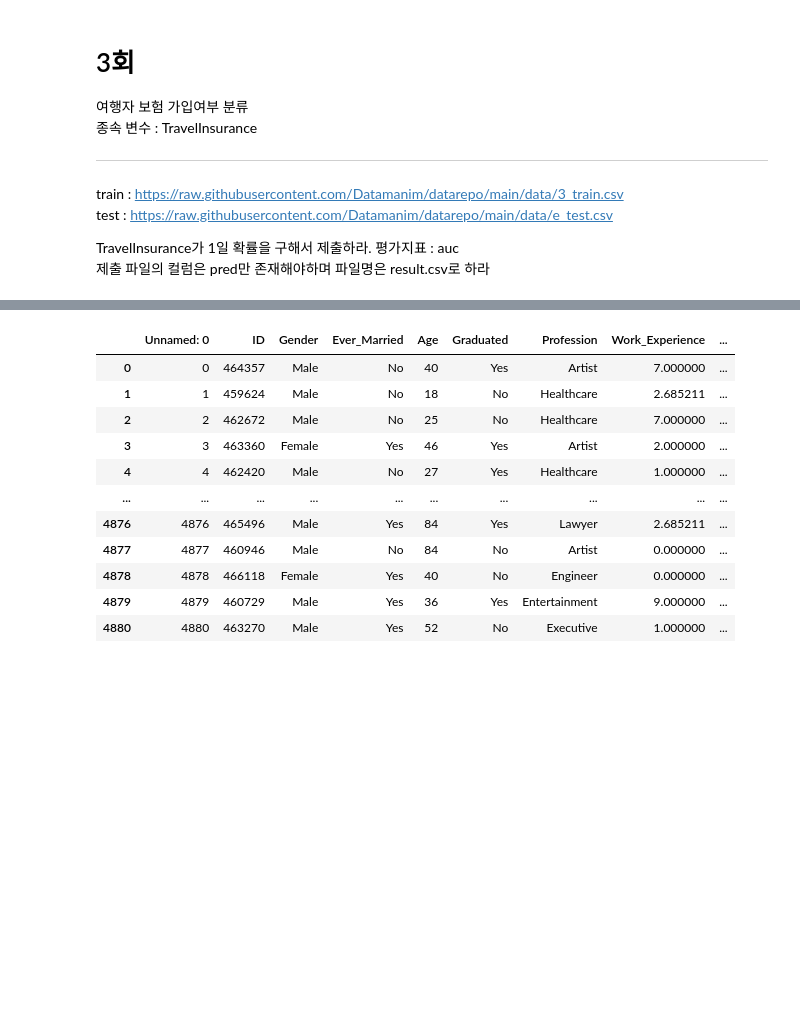
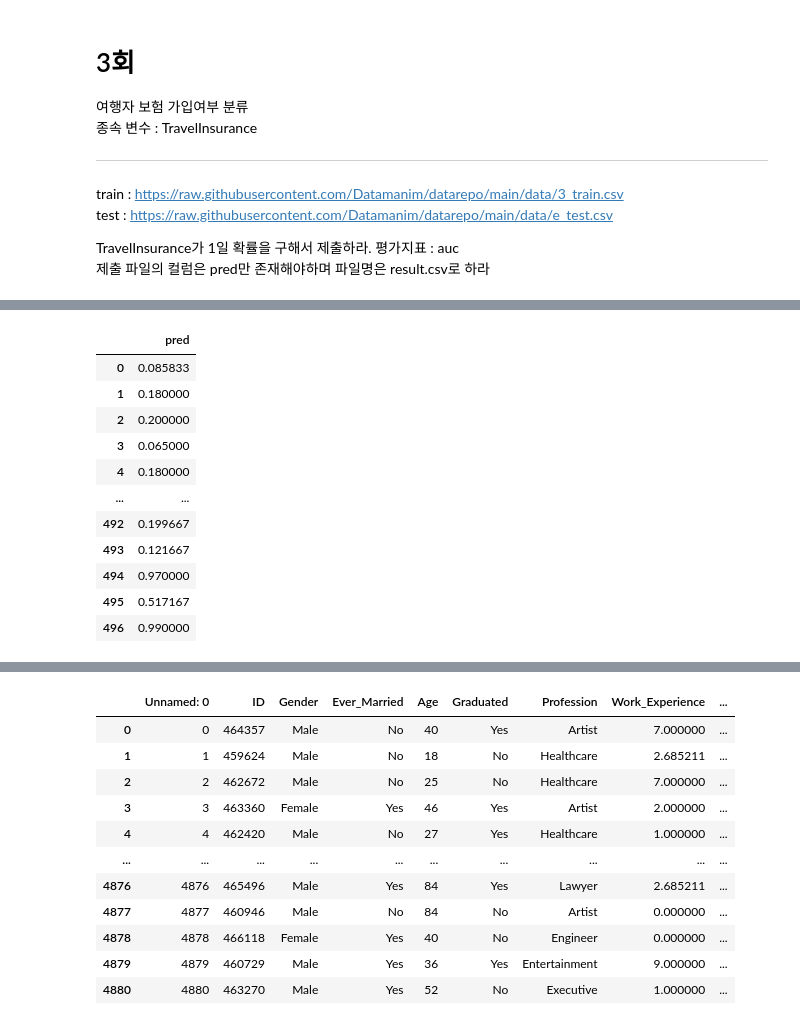
Before and after one commit to hyeonnnho/Big-Data-Analysis-Professional, a Jupyter notebook: 강의/2유형_example.ipynb, the cells around one changed output, grey strips where cells are left out. Saved outputs shown, nothing was run; the diff lists cells and outputs as text; code cells hidden in the pictures; blank space fills up the shorter version.

```diff
--- a/강의/2유형_example.ipynb
+++ b/강의/2유형_example.ipynb
@@ -138,3 +357,76 @@ display(test)
 | 495 | 495 | 1976 | 32 | Government Sector | Yes | 900000 | 6 | ... |
 | 496 | 496 | 1982 | 33 | Private Sector/Self Employed | Yes | 1500000 | 4 | ... |
 497 rows × 10 columns
+# %%
+train = pd.read_csv('https://raw.githubusercontent.com/Datamanim/datarepo/main/data/3_train.csv')
+test = pd.read_csv('https://raw.githubusercontent.com/Datamanim/datarepo/main/data/3_test.csv')
+
+train_pre = train.copy()
+train_pre = train_pre.drop(columns=['ID', 'Unnamed: 0'])
+# 결측치 처리
+train_pre['FamilyMembers'] = train_pre['FamilyMembers'].fillna(train_pre['FamilyMembers'].value_counts().values[0])
+
+# train_pre.select_dtypes(exclude=object)
+# train_pre['EverTravelledAbroad'].value_counts()
+# 범주형 Employment Type	GraduateOrNot	FrequentFlyer	EverTravelledAbroad
+# 수치형 Age	AnnualIncome	FamilyMembers	ChronicDiseases	(TravelInsurance)
+
+# 범주형 처리 - 라벨인코딩
+from sklearn.preprocessing import LabelEncoder
+le_EmploymentType = LabelEncoder()
+le_GraduateOrNot = LabelEncoder()
+le_FrequentFlyer = LabelEncoder()
+le_EverTravelledAbroad = LabelEncoder()
+train_pre['Employment Type'] = le_EmploymentType.fit_transform(train_pre['Employment Type'])
+train_pre['GraduateOrNot'] = le_GraduateOrNot.fit_transform(train_pre['GraduateOrNot'])
+train_pre['FrequentFlyer'] = le_FrequentFlyer.fit_transform(train_pre['FrequentFlyer'])
+train_pre['EverTravelledAbroad'] = le_EverTravelledAbroad.fit_transform(train_pre['EverTravelledAbroad'])
+
+# 수치형변수 스케일러
+from sklearn.preprocessing import StandardScaler
+scaler_df = train_pre[['Age','AnnualIncome','FamilyMembers','ChronicDiseases']]
+ss = StandardScaler()
+train_pre.loc[:,['Age','AnnualIncome','FamilyMembers','ChronicDiseases']] = ss.fit_transform(scaler_df)
+
+# 데이터 분할
+x = train_pre.drop(columns=['TravelInsurance'])
+y = train_pre['TravelInsurance']
+from sklearn.model_selection import train_test_split
+x_train, x_val, y_train, y_val = train_test_split(x, y, test_size=0.3, random_state=42)
+
+# 모델링
+from sklearn.ensemble import RandomForestClassifier
+rf = RandomForestClassifier(random_state=42)
+rf.fit(x_train, y_train)
+rf_val_predict = rf.predict(x_val)
+
+# 평가
+from sklearn.metrics import roc_auc_score
+auc = roc_auc_score(y_val, rf_val_predict)
+# auc
+# 0.7463265306122449
+
+# test
+test_pre = test.copy()
+test_pre = test_pre.drop(columns=['ID', 'Unnamed: 0'])
+test_pre['FamilyMembers'] = test_pre['FamilyMembers'].fillna(test_pre['FamilyMembers'].value_counts().values[0])
+
+le_EmploymentType_test = LabelEncoder()
+le_GraduateOrNot_test = LabelEncoder()
+le_FrequentFlyer_test = LabelEncoder()
+le_EverTravelledAbroad_test = LabelEncoder()
+test_pre['Employment Type'] = le_EmploymentType_test.fit_transform(test_pre['Employment Type'])
+test_pre['GraduateOrNot'] = le_GraduateOrNot_test.fit_transform(test_pre['GraduateOrNot'])
+test_pre['FrequentFlyer'] = le_FrequentFlyer_test.fit_transform(test_pre['FrequentFlyer'])
+test_pre['EverTravelledAbroad'] = le_EverTravelledAbroad_test.fit_transform(test_pre['EverTravelledAbroad'])
+
+scaler_df_test = test_pre[['Age','AnnualIncome','FamilyMembers','ChronicDiseases']]
+ss_test = StandardScaler()
+test_pre.loc[:,['Age','AnnualIncome','FamilyMembers','ChronicDiseases']] = ss_test.fit_transform(scaler_df_test)
+
+rf_test_predict = rf.predict_proba(test_pre)
+result = pd.DataFrame(rf_test_predict[:,1], columns=['pred'])
+result
+# result.to_csv('result.csv', index=False)
+# pd.read_csv('result.csv', index_col=False)
+# %% [output]
@@ -140,0 +450,12 @@ display(test)
+|  | pred |
+| 0 | 0.085833 |
+| 1 | 0.180000 |
+| 2 | 0.200000 |
+| 3 | 0.065000 |
+| 4 | 0.180000 |
+| ... | ... |
+| 492 | 0.199667 |
+| 493 | 0.121667 |
+| 494 | 0.970000 |
+| 495 | 0.517167 |
+| 496 | 0.990000 |
```
Also changed, not shown: parts of 10 cells of this notebook.
